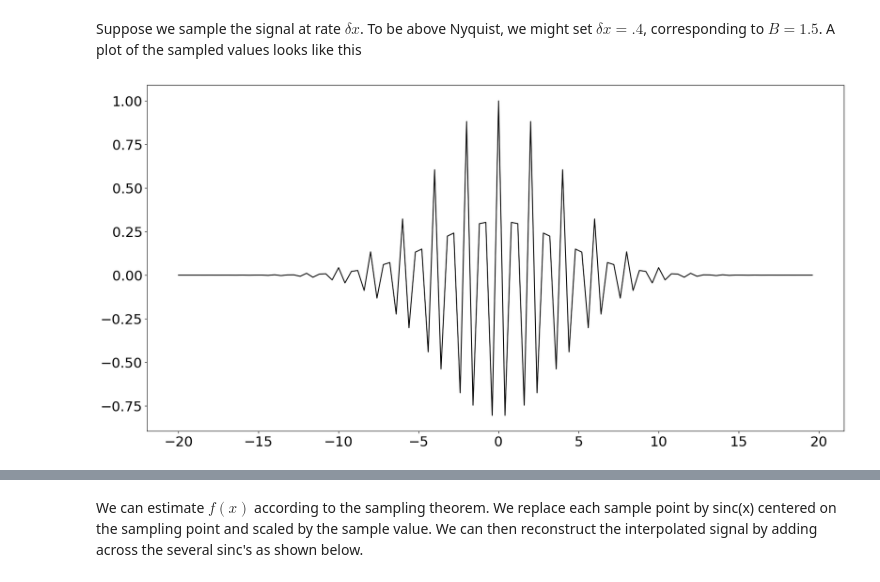
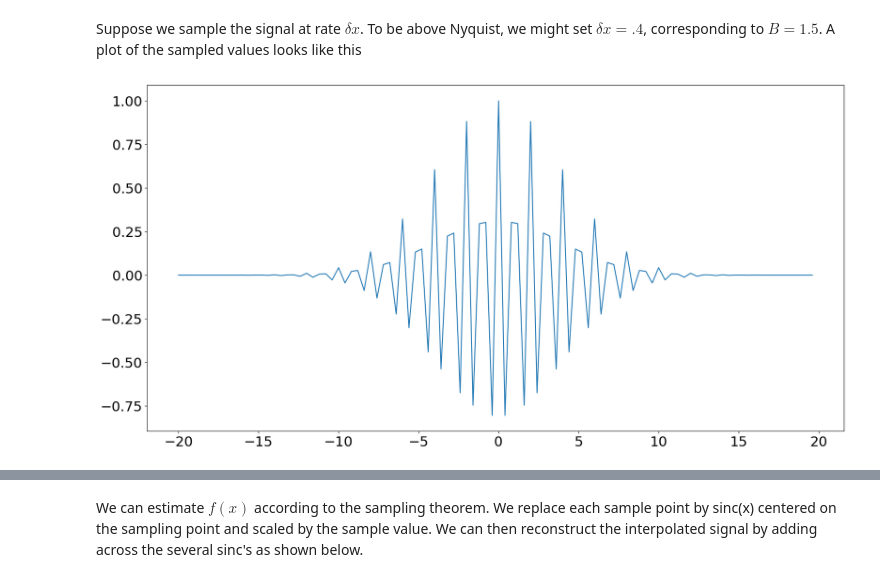
Before and after one commit to arizonaCameraLab/computationalImaging, a Jupyter notebook: Chapter2ForwardModels/sampling.ipynb, the cells around one changed output, grey strips where cells are left out. Drawn from its saved outputs; the diff is of its cells as text; code cells hidden in the pictures.

```diff
--- a/Chapter2ForwardModels/sampling.ipynb
+++ b/Chapter2ForwardModels/sampling.ipynb
@@ -74,13 +74,13 @@ plt.savefig('harmonicGaussianFT.png')
 Suppose we sample the signal at rate $\delta x$. To be above Nyquist, we might set $\delta x=.4$, corresponding to $B=1.5$. A plot of the sampled values looks like this
 # %%
 srange=np.arange(-20,20,.4)
-plt.plot(srange,fx(srange),'k')
+plt.plot(srange,fx(srange))
 
 
 plt.savefig('harmonicGaussianSample.png')
 #files.download('harmonicGaussianSample.png')
 # %% [output]
-[figure, old version]
+[figure, new version]
 # %%
 usrange=srange/(.4*40.)
 plt.plot(usrange,(1./(usrange[-1]-usrange[0]))*np.real(np.fft.fftshift(np.fft.fft(np.fft.fftshift(fx(srange))))))
```
Also changed, not shown: parts of 6 cells of this notebook.
